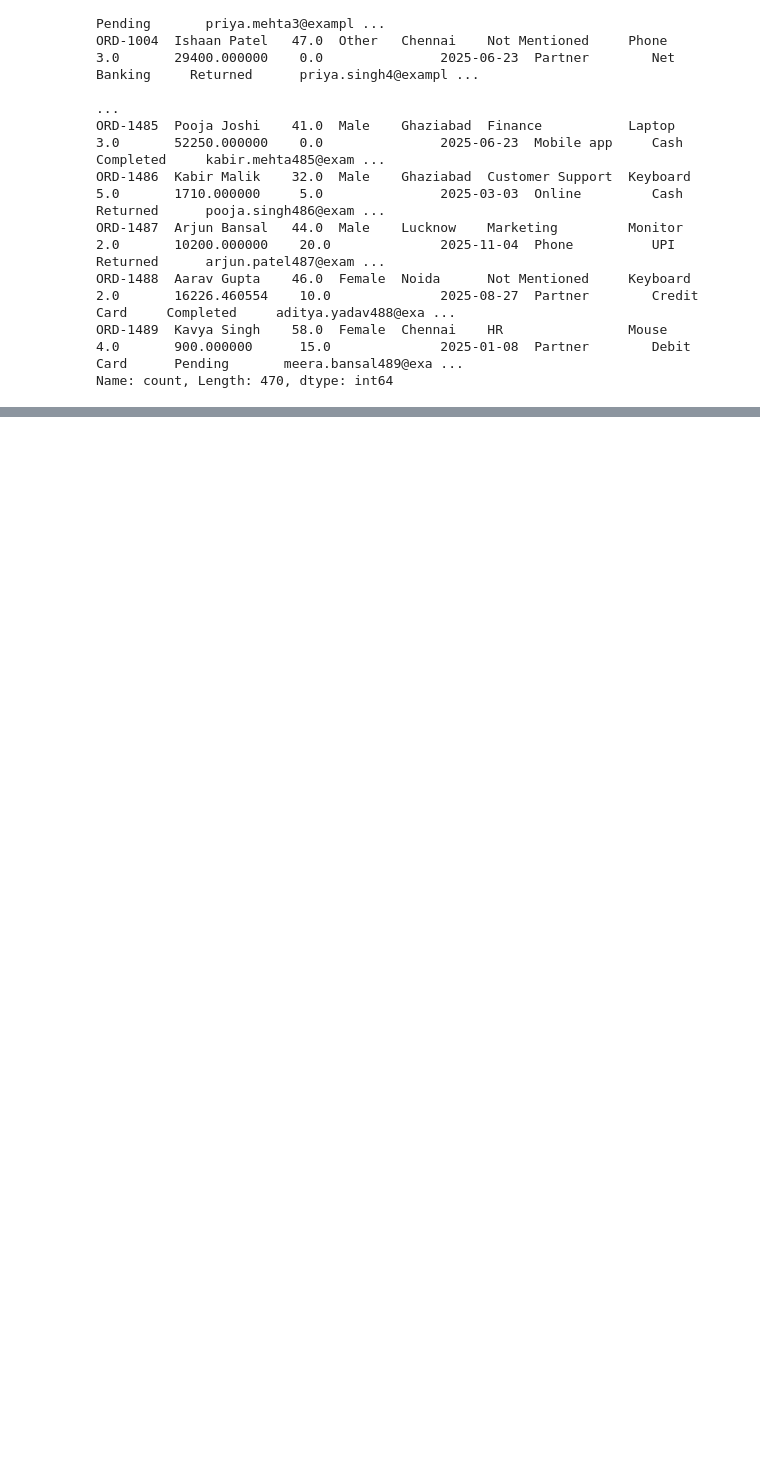
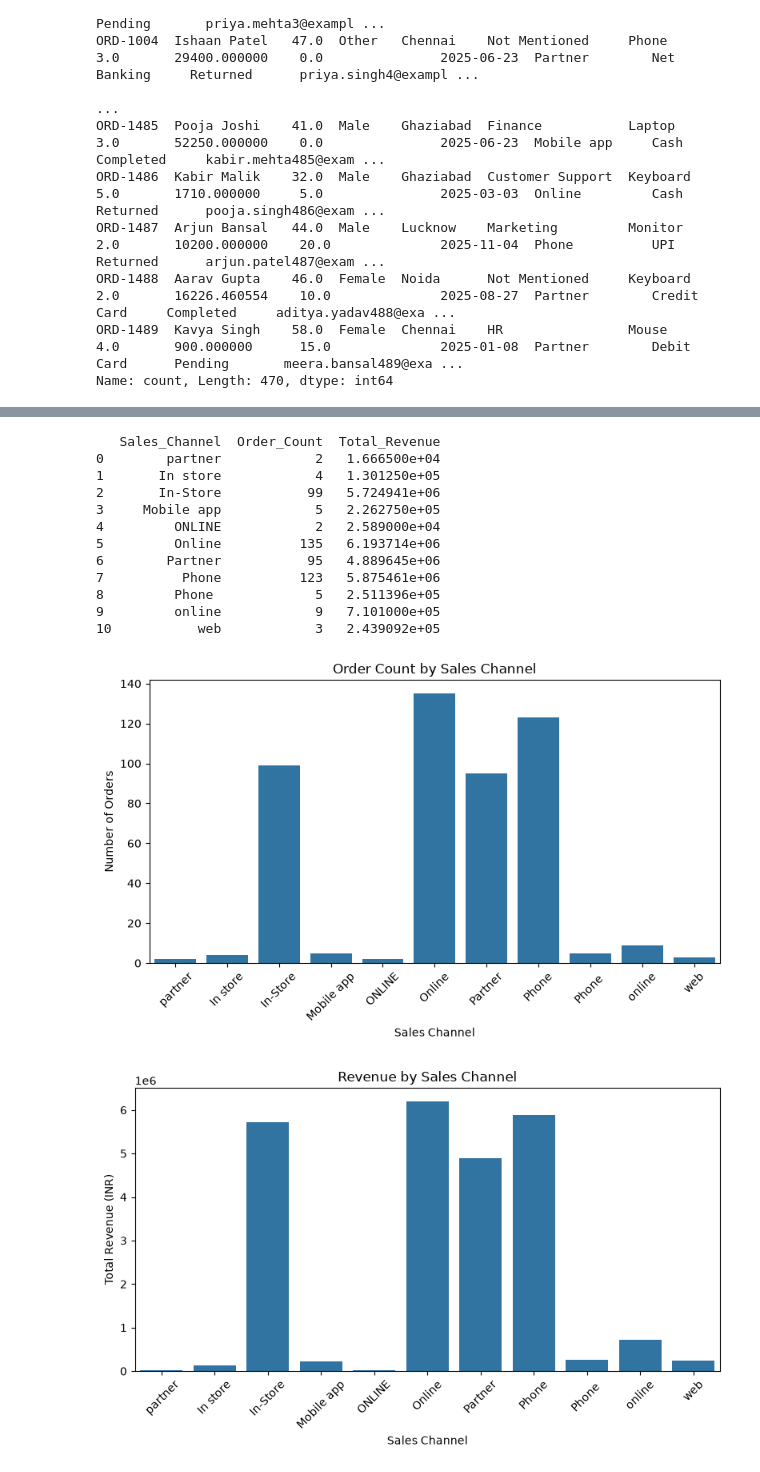
Before and after one commit to Singh-Rimjhim/HCL_Training, a Jupyter notebook: Day_04.ipynb, the cells around one changed output, grey strips where cells are left out. Drawn from its saved outputs; the diff is of its cells as text; code cells hidden in the pictures; blank space fills up the shorter version.

```diff
--- a/Day_04.ipynb
+++ b/Day_04.ipynb
@@ -663,0 +856,43 @@ Name: count, Length: 470, dtype: int64
+# %%
+# Calculate unique order counts and total revenue
+summary = sales.groupby("Sales_Channel").agg(
+    Order_Count=("Order_ID", "nunique"),
+    Total_Revenue=("Total_Amount_INR", "sum")
+).reset_index()
+
+print(summary)
+
+# Compare order counts
+plt.figure(figsize=(8, 5))
+sns.barplot(data=summary, x="Sales_Channel", y="Order_Count")
+plt.title("Order Count by Sales Channel")
+plt.xlabel("Sales Channel")
+plt.ylabel("Number of Orders")
+plt.xticks(rotation=45)
+plt.tight_layout()
+plt.show()
+
+# Compare revenue
+plt.figure(figsize=(8, 5))
+sns.barplot(data=summary, x="Sales_Channel", y="Total_Revenue")
+plt.title("Revenue by Sales Channel")
+plt.xlabel("Sales Channel")
+plt.ylabel("Total Revenue (INR)")
+plt.xticks(rotation=45)
+plt.tight_layout()
+plt.show()
+# %% [output]
+   Sales_Channel  Order_Count  Total_Revenue
+0        partner            2   1.666500e+04
+1       In store            4   1.301250e+05
+2       In-Store           99   5.724941e+06
+3     Mobile app            5   2.262750e+05
+4         ONLINE            2   2.589000e+04
+5         Online          135   6.193714e+06
+6        Partner           95   4.889645e+06
+7          Phone          123   5.875461e+06
+8         Phone             5   2.511396e+05
+9         online            9   7.101000e+05
+10           web            3   2.439092e+05
+[figure, added]
+[figure, added]
```
Also changed, not shown: parts of 17 cells of this notebook.
